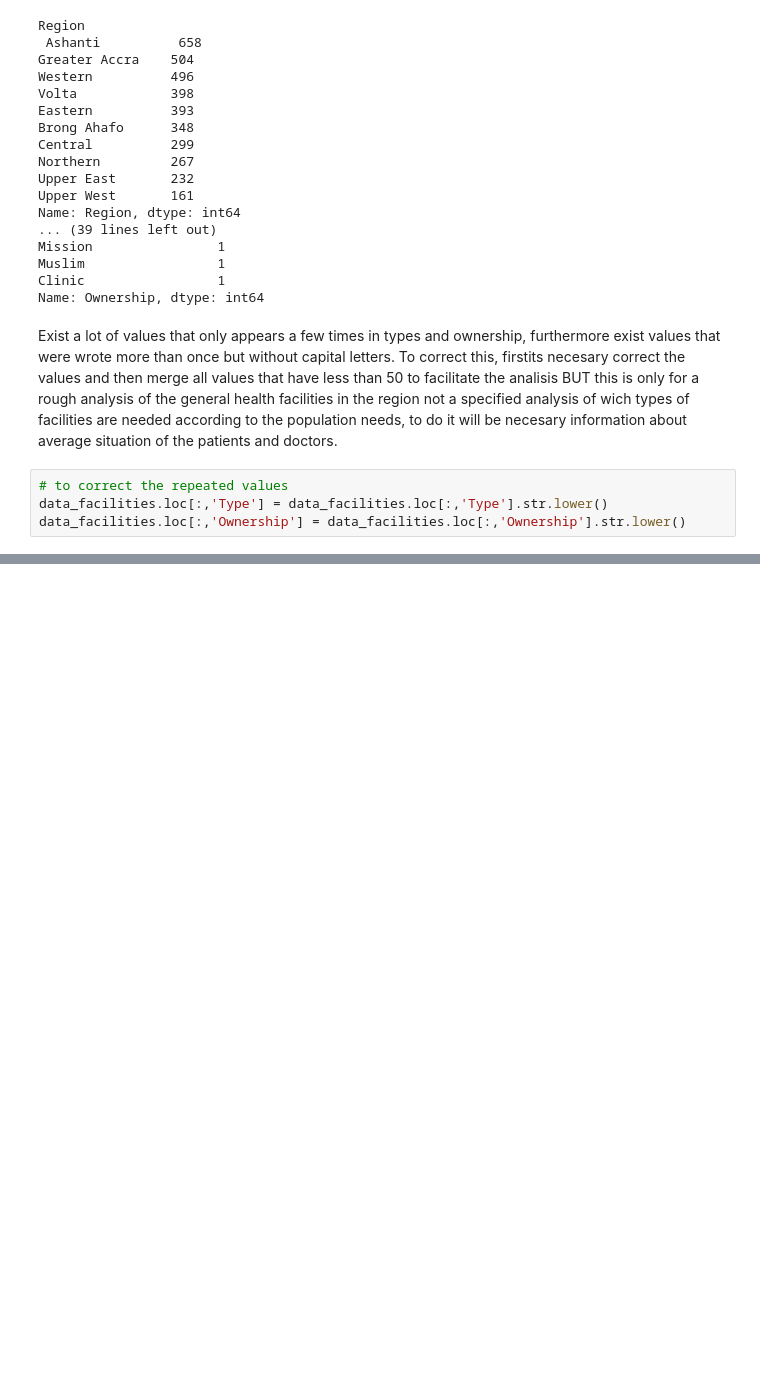
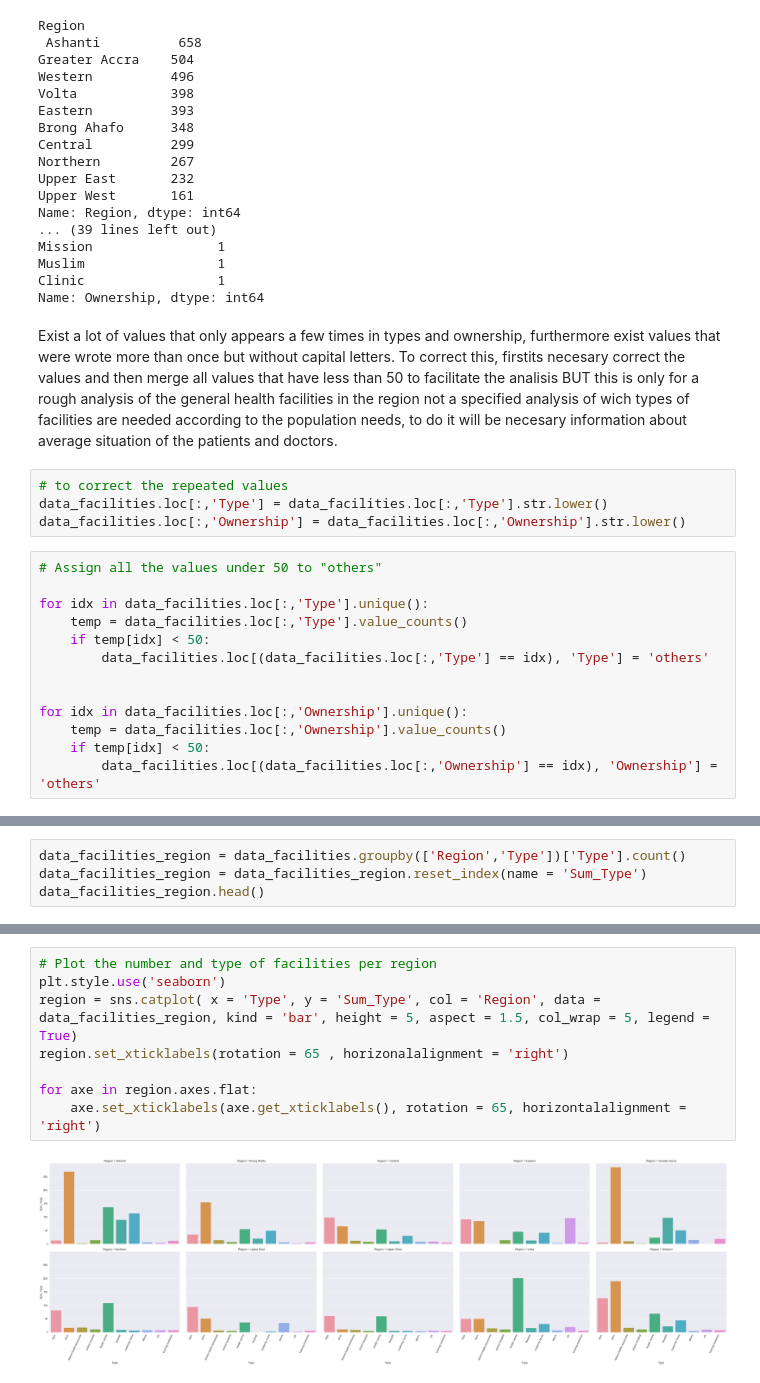
Before and after one commit to AndresRubianoM/Ghana_HealthFacilities, a Jupyter notebook: HealthFacilities.ipynb, the cells around one changed output, grey strips where cells are left out. Cells and saved outputs as stored; diff of their text form; blank space fills up the shorter version.

```diff
--- a/HealthFacilities.ipynb
+++ b/HealthFacilities.ipynb
@@ -92,3 +92,16 @@ Exist a lot of values that only appears a few times in types and ownership, furt
 # to correct the repeated values
 data_facilities.loc[:,'Type'] = data_facilities.loc[:,'Type'].str.lower()
 data_facilities.loc[:,'Ownership'] = data_facilities.loc[:,'Ownership'].str.lower()
+# %%
+# Assign all the values under 50 to "others"
+
+for idx in data_facilities.loc[:,'Type'].unique():
+    temp = data_facilities.loc[:,'Type'].value_counts()
+    if temp[idx] < 50:
+        data_facilities.loc[(data_facilities.loc[:,'Type'] == idx), 'Type'] = 'others'
+
+
+for idx in data_facilities.loc[:,'Ownership'].unique():
+    temp = data_facilities.loc[:,'Ownership'].value_counts()
+    if temp[idx] < 50:
+        data_facilities.loc[(data_facilities.loc[:,'Ownership'] == idx), 'Ownership'] = 'others'
@@ -94,0 +110,4 @@ data_facilities.loc[:,'Ownership'] = data_facilities.loc[:,'Ownership'].str.lowe
+# %%
+data_facilities_region = data_facilities.groupby(['Region','Type'])['Type'].count()
+data_facilities_region = data_facilities_region.reset_index(name = 'Sum_Type')
+data_facilities_region.head()
@@ -94,0 +121,10 @@ data_facilities.loc[:,'Ownership'] = data_facilities.loc[:,'Ownership'].str.lowe
+# %%
+# Plot the number and type of facilities per region
+plt.style.use('seaborn')
+region = sns.catplot( x = 'Type', y = 'Sum_Type', col = 'Region', data = data_facilities_region, kind = 'bar', height = 5, aspect = 1.5, col_wrap = 5, legend = True)
+region.set_xticklabels(rotation = 65 , horizonalalignment = 'right')
+
+for axe in region.axes.flat:
+    axe.set_xticklabels(axe.get_xticklabels(), rotation = 65, horizontalalignment = 'right')
+# %% [output]
+[figure, added]
```
Also changed, not shown: parts of 3 cells of this notebook.
